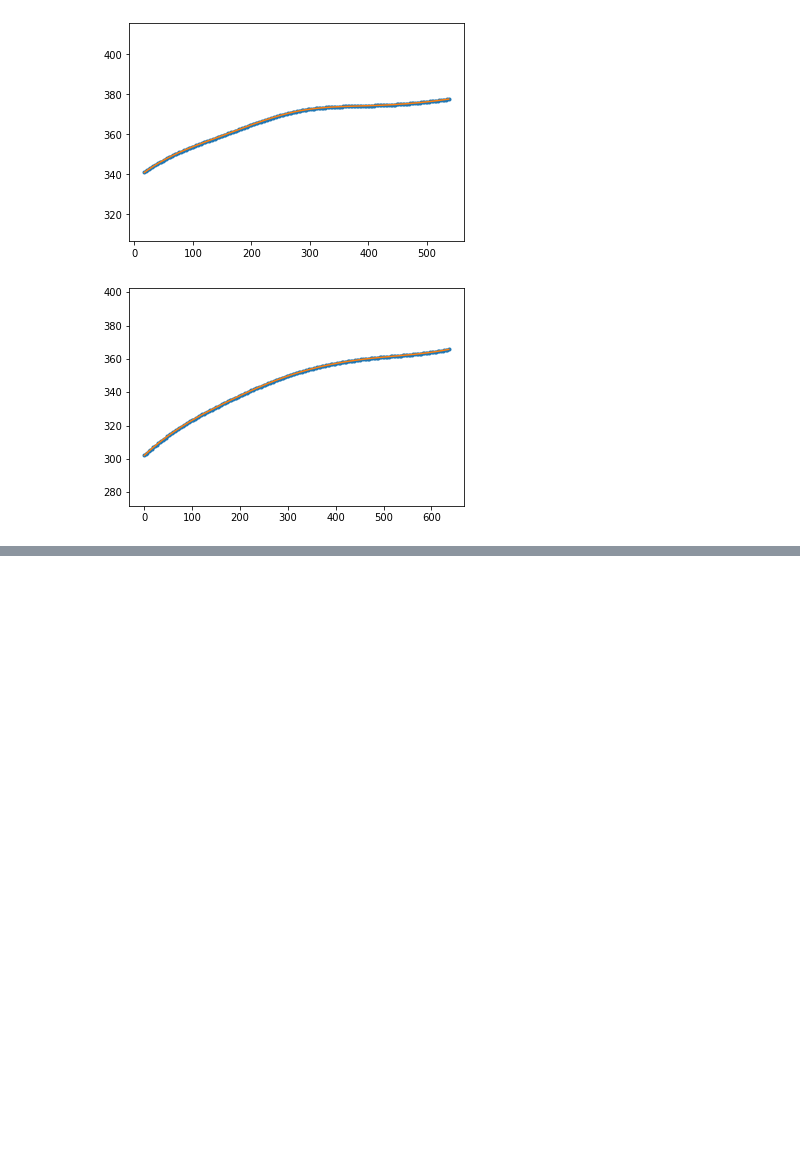
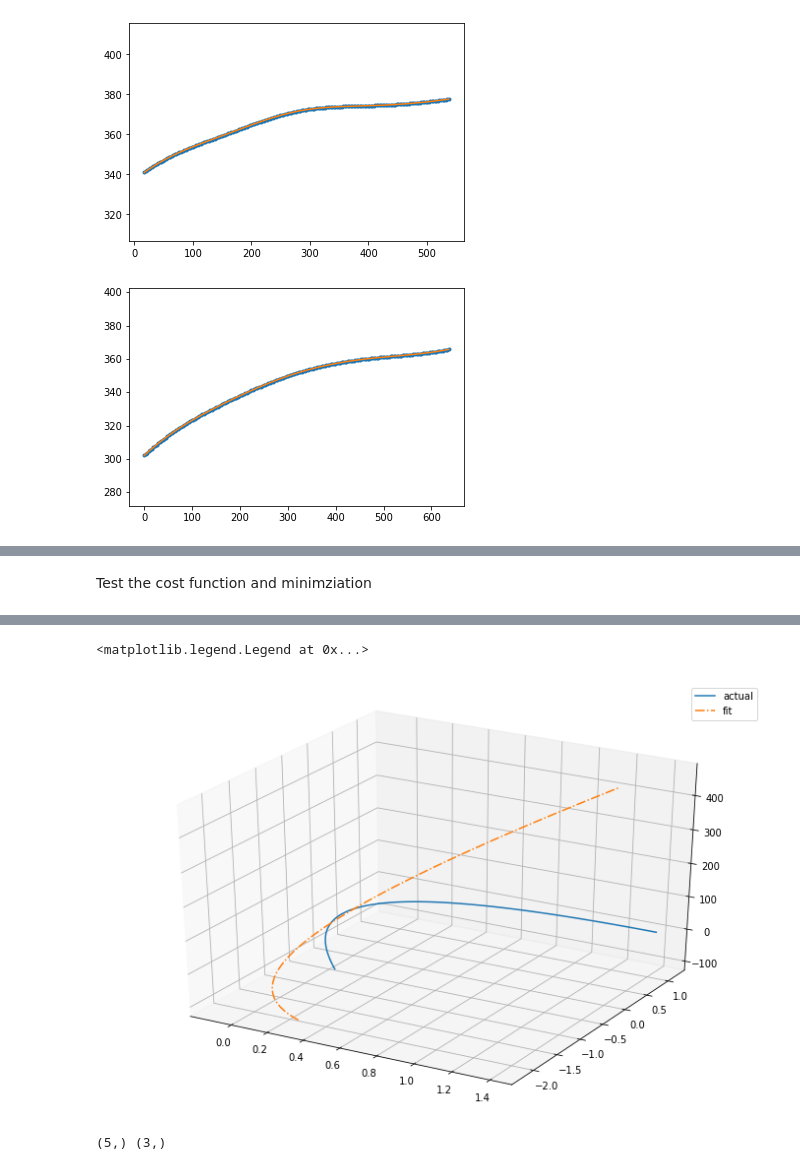
Before and after one commit to dlezcan1/AMIRo-cv, a Jupyter notebook: src/ImgProcessing.ipynb, the cells around one changed output, grey strips where cells are left out. Drawn from its saved outputs; the diff is of its cells as text; code cells hidden in the pictures; blank space fills up the shorter version.

Commit message:
Updated 3-D reconstruction method and included 3-D Bspline
Signed-off-by: Dimitri Lezcano <dlezcan1@jhu.edu>

```diff
--- a/src/ImgProcessing.ipynb
+++ b/src/ImgProcessing.ipynb
@@ -704,0 +724,9 @@ plt.ylim(0.9*min(pts_r[:,1]), 1.1*max(pts_r[:,1]))
+# %%
+coeffs = np.arange(6).reshape(-1,1)
+coeffs = np.eye(5)[0,:].reshape(-1,1)
+x = [0,1]
+s = [0,1]
+bp = BPoly(coeffs, x)
+
+print(bp.c.flatten())
+bp(s)
@@ -704,0 +792,61 @@ plt.ylim(0.9*min(pts_r[:,1]), 1.1*max(pts_r[:,1]))
+# %% [markdown]
+Test the cost function and minimziation
+# %%
+def cost_proj3d(coeffs, pts_ref_l, pts_ref_r, stereo_params: dict, order: int ):
+    ''' 2-D points should be of shape 2 X N'''
+    # get the bspline 3-D points
+    c = coeffs.reshape(3, order)
+    bspline = BSpline3D(order, c)
+    s = np.linspace(0, 1, pts_ref_l.shape[1])
+    bspl_pts = bspline(s)
+
+    # project each of the points
+    bspl_proj_l = cv.projectPoints(bspl_pts, np.eye(3), np.zeros(3), stereo_params['cameraMatrix1'], stereo_params['distCoeffs1'])[0].squeeze().T
+    bspl_proj_r = cv.projectPoints(bspl_pts, stereo_params['R'], stereo_params['t'], stereo_params['cameraMatrix2'], stereo_params['distCoeffs2'])[0].squeeze().T
+
+    # calculate standard 3-D cost
+    cost_per_pt = np.sum((pts_ref_l - bspl_proj_l)**2, axis=1) + np.sum((pts_ref_r - bspl_proj_r)**2, axis=1)
+    cost = np.sum(cost_per_pt)
+
+    return cost
+
+
+# cost_proj3d
+
+# start testing
+np.random.seed(110)
+order = 3
+coeffs = np.random.randn(3,order)
+bp3 = BSpline3D(order, coeffs) # true function
+s = np.linspace(0, 1, 80)
+bspl_pts = bp3(s)
+
+# cost function test
+print('Test cost function')
+
+left_proj = cv.projectPoints(bspl_pts, np.eye(3), np.zeros(3), stereo_params['cameraMatrix1'], stereo_params['distCoeffs1'])[0].squeeze().T
+right_proj = cv.projectPoints(bspl_pts, stereo_params['R'], stereo_params['t'], stereo_params['cameraMatrix2'], stereo_params['distCoeffs2'])[0].squeeze().T
+
+print('Cost = ', cost_proj3d(bp3.coeffs.flatten(), left_proj, right_proj, stereo_params, order))
+
+
+# test optimization
+print('\nTest optimization')
+
+coeffs_init = coeffs + np.random.randn(*coeffs.shape)/25
+
+res = minimize(cost_proj3d, coeffs_init.flatten(), args=(left_proj, right_proj, stereo_params, order))
+print('Optimal Cost', res.fun)
+print(res.x, '\n', coeffs)
+bp3_opt = BSpline3D(order, res.x.reshape(3, order))
+bp3_pts = bp3(s)
+bp3_opt_pts = bp3_opt(s)
+
+print(bp3_pts.shape, bp3_opt_pts.shape, s.shape)
+
+fig = plt.figure(figsize=(12,8))
+ax = plt.axes(projection='3d')
+ax.plot3D(bp3_pts[0,:], bp3_pts[1,:],bp3_pts[2,:])
+ax.plot3D(bp3_opt_pts[0,:], bp3_opt_pts[1,:],bp3_opt_pts[2,:],'-.')
+plt.legend(['actual', 'fit'])
+# %% [output]
@@ -704,0 +865,7 @@ plt.ylim(0.9*min(pts_r[:,1]), 1.1*max(pts_r[:,1]))
+<matplotlib.legend.Legend at 0x...>
+[figure, added]
+# %%
+a = np.random.randn(5,3)
+print(np.sum(a, axis=1).shape, np.sum(a, axis=0).shape)
+# %% [output]
+(5,) (3,)
```
Also changed, not shown: parts of 7 cells of this notebook, 1 other file.
